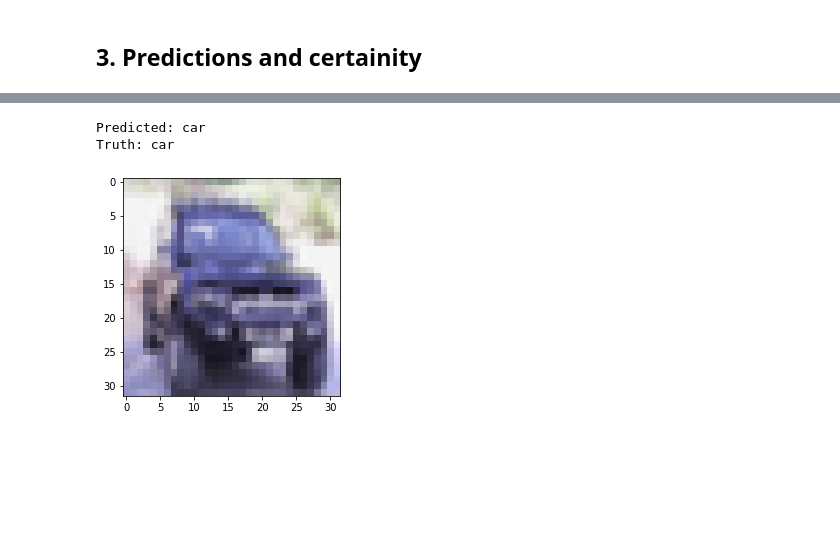
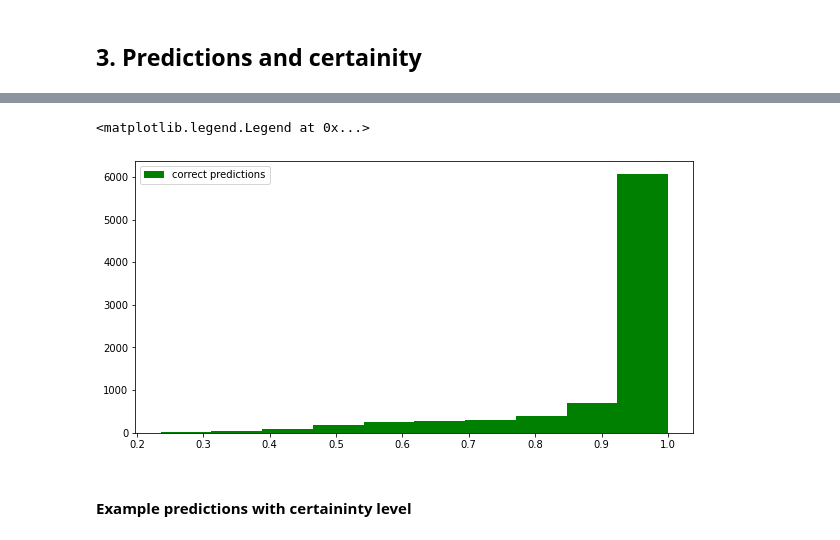
Before and after one commit to swynml/resnet50_implementation, a Jupyter notebook: SF_task.ipynb, the cells around one changed output, grey strips where cells are left out. Drawn from its saved outputs; the diff is of its cells as text; code cells hidden in the pictures; blank space fills up the shorter version.

```diff
--- a/SF_task.ipynb
+++ b/SF_task.ipynb
@@ -349,16 +330,23 @@ preds = model.predict(X[:100, :, :])
+# %%
+plt.figure(figsize=(10,5))
+plt.hist(correct_preds_cert, color='green', label='correct predictions')
+plt.legend()
+# %% [output]
+<matplotlib.legend.Legend at 0x...>
+[figure, added]
+# %% [markdown]
+#### Example predictions with certaininty level
 # %%
-# functions to show an image
 def imshow(img):
-    img = img / 2 + 0.5 # unnormalize
+    img = img / 2 + 0.5
     npimg = img.numpy()
     plt.imshow(np.transpose(npimg, (1, 2, 0)))
     plt.show()
 
-i = 9
-print(f'Predicted: {classes[np.argmax(preds[i])]}')
-print(f'Truth: {classes[y[i].numpy()]}')
-imshow(torchvision.utils.make_grid(X[i]))
+def show_example_pred():
+    i = random.randint(0, len(predictions))
+    print(f'Predicted: {classes[np.argmax(predictions[i])]}')
+    print(f'Truth: {classes[y[i].numpy()]}')
+    print(f'Certainity: {round(certanities[i], 2)}')
+
+    imshow(torchvision.utils.make_grid(X[i]))
-# %% [output]
-Predicted: car
-Truth: car
-[figure, removed]
```
Also changed, not shown: parts of 20 cells of this notebook.
